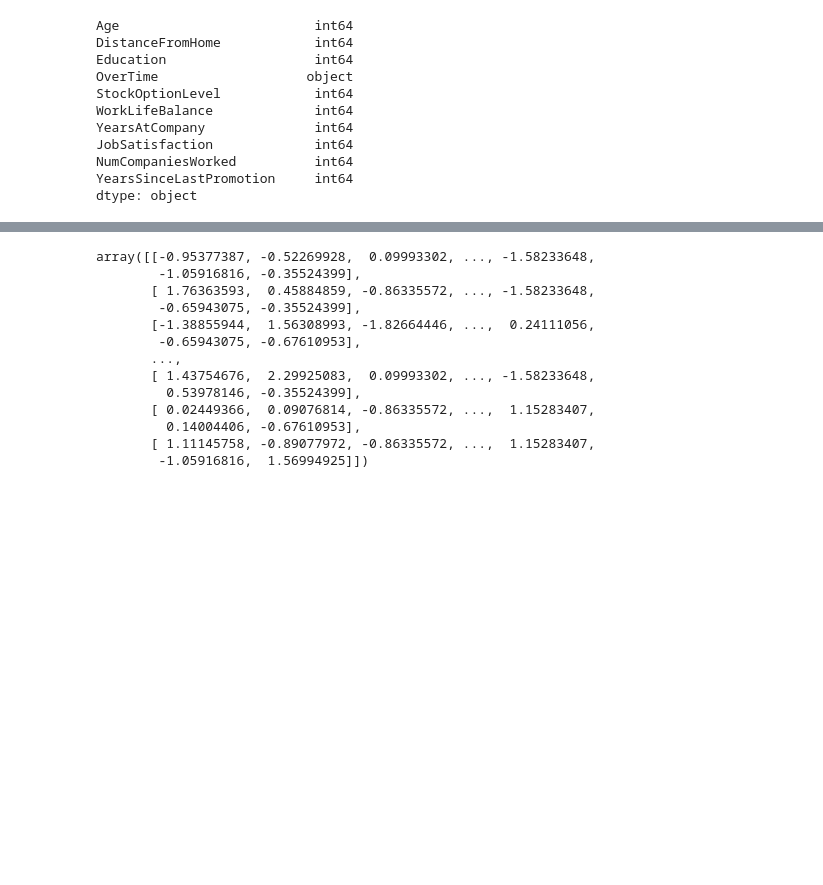
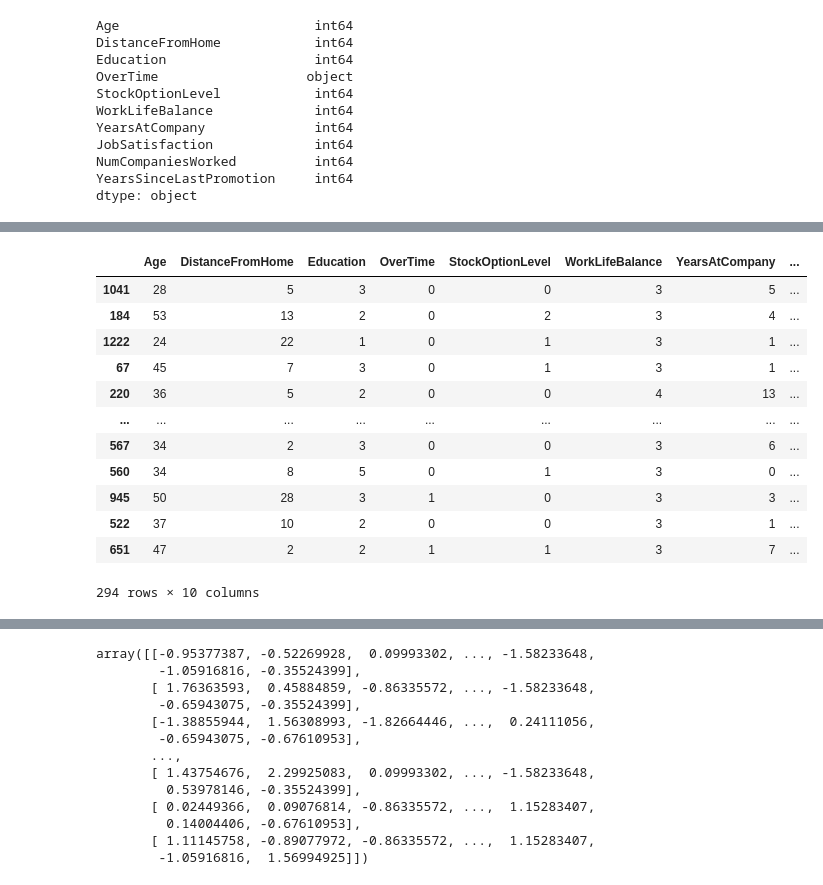
Before and after one commit to yiannisp1822/neural-network-challenge-2, a Jupyter notebook: attrition.ipynb, the cells around one changed output, grey strips where cells are left out. Cells and saved outputs as stored; diff of their text form; code cells hidden in the pictures; blank space fills up the shorter version.

```diff
--- a/attrition.ipynb
+++ b/attrition.ipynb
@@ -117,0 +93,16 @@ y_train
+# %%
+X_test
+# %% [output]
+|  | Age | DistanceFromHome | Education | OverTime | StockOptionLevel | WorkLifeBalance | YearsAtCompany | ... |
+| 1041 | 28 | 5 | 3 | 0 | 0 | 3 | 5 | ... |
+| 184 | 53 | 13 | 2 | 0 | 2 | 3 | 4 | ... |
+| 1222 | 24 | 22 | 1 | 0 | 1 | 3 | 1 | ... |
+| 67 | 45 | 7 | 3 | 0 | 1 | 3 | 1 | ... |
+| 220 | 36 | 5 | 2 | 0 | 0 | 4 | 13 | ... |
+| ... | ... | ... | ... | ... | ... | ... | ... | ... |
+| 567 | 34 | 2 | 3 | 0 | 0 | 3 | 6 | ... |
+| 560 | 34 | 8 | 5 | 0 | 1 | 3 | 0 | ... |
+| 945 | 50 | 28 | 3 | 1 | 0 | 3 | 3 | ... |
+| 522 | 37 | 10 | 2 | 0 | 0 | 3 | 1 | ... |
+| 651 | 47 | 2 | 2 | 1 | 1 | 3 | 7 | ... |
+294 rows × 10 columns
```
Also changed, not shown: parts of 26 cells of this notebook, 1 other file.
